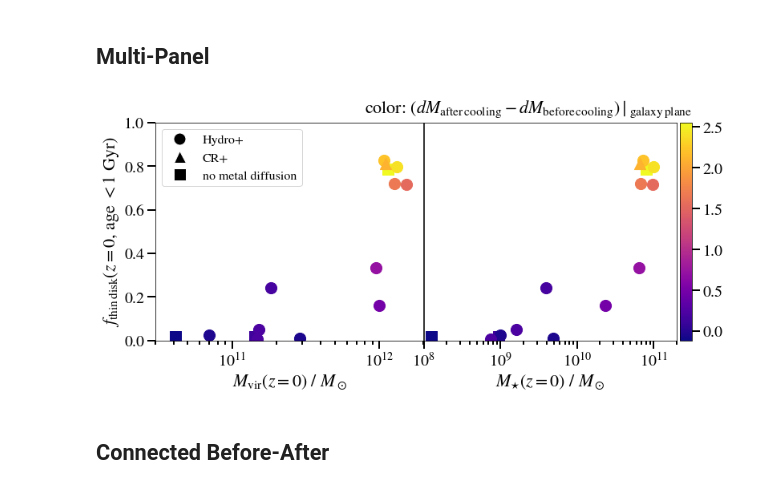
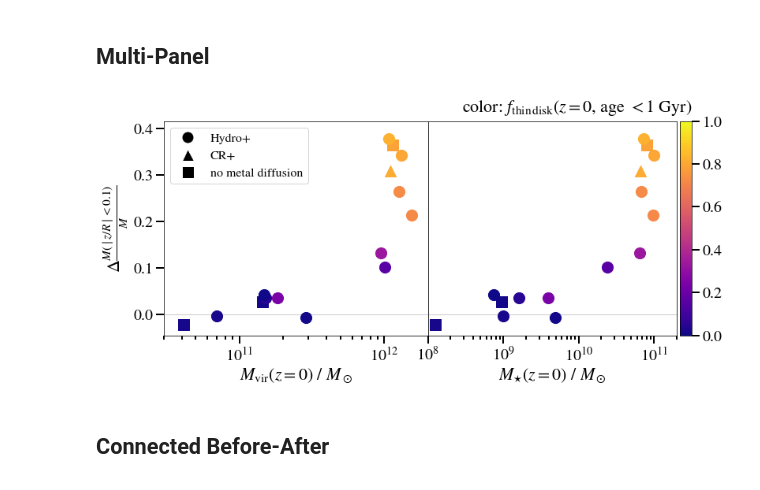
Before and after one commit to zhafen/Hot-Accretion-in-FIRE, a Jupyter notebook: analysis/prevalence.ipynb, the cells around one changed output. Saved outputs shown, nothing was run; the diff lists cells and outputs as text; code cells hidden in the pictures.

```diff
--- a/analysis/prevalence.ipynb
+++ b/analysis/prevalence.ipynb
@@ -232,7 +244,20 @@ custom_annot_args = {
         'm11e_md': None,
         'm11i_md': None,
         'm11q_md': None,
-    }
+    },
+    ( 'thin_disk_frac_recent', 'delta_disk_frac' ): {
+        'm12i': {
+            'ha': 'right',
+            'va': 'bottom',
+            'xytext': ( -3, 3 ),
+        },
+        'm11a': None,
+        'm11c': None,
+        'm11d_md': None,
+        'm11e_md': None,
+        'm11i_md': None,
+        'm11q_md': None,
+    },
 }
 # %%
 markers = {
@@ -257,13 +282,10 @@ combinations = itertools.combinations( value_keys, 3 )
 combinations = [
     ( 'delta_pdfcosphi', 'thin_disk_frac_recent', 'mvir' ),
     ( 'thin_disk_frac_recent', 'delta_pdfcosphi', 'mvir' ),
-    ( 'delta_abs_med_cosphi', 'thin_disk_frac_recent', 'mvir' ),
+    ( 'delta_disk_frac', 'thin_disk_frac_recent', 'mvir' ),
+    ( 'thin_disk_frac_recent', 'delta_disk_frac', 'mvir' ),
     ( 'quiet_frac_strict', 'thin_disk_frac_recent', 'mvir' ),
     ( 'quiet_frac_strict', 'delta_pdfcosphi', 'mvir' ),
-    ( 'mvir', 'delta_pdfcosphi', 'thin_disk_frac_recent', ),
-#     ( 'mstar', 'delta_pdfcosphi', 'thin_disk_frac_recent', ),
-    ( 'mvir', 'thin_disk_frac_recent', 'delta_pdfcosphi', ),
-    ( 'mstar', 'thin_disk_frac_recent', 'delta_pdfcosphi', ),
 ]
 # %%
 custom_lims = {
@@ -274,7 +296,7 @@ custom_lims = {
 # %%
 cmap = palettable.matplotlib.Viridis_20.mpl_colormap
 # %%
-def get_lim( vs, is_log, v_key, scale_upper=1. ):
+def get_lim( vs, is_log, v_key, scale_upper=1., scale_lower=1. ):
 
     if v_key in custom_lims:
         return custom_lims[v_key]
@@ -287,6 +309,7 @@ def get_lim( vs, is_log, v_key, scale_upper=1. ):
         min_v = min( 0, min_v )
 
     max_v = np.nanmax( vs.array() ) * scale_upper
+    min_v *= scale_lower
 
     return min_v, max_v
 # %%
@@ -457,8 +504,8 @@ File saved at /home1/03057/zhafen/papers/Hot-Accretion-in-FIRE/figures/prevalenc
 ## Multi-Panel
 # %%
 multipanel_combinations = [
-    ( 'mvir', 'thin_disk_frac_recent', 'delta_pdfcosphi', ),
-    ( 'mstar', 'thin_disk_frac_recent', 'delta_pdfcosphi', ),
+    ( 'mvir', 'delta_disk_frac', 'thin_disk_frac_recent', ),
+    ( 'mstar', 'delta_disk_frac', 'thin_disk_frac_recent', ),
 ]
 # %%
 cmap = palettable.matplotlib.Plasma_20.mpl_colormap
@@ -483,8 +530,8 @@ for i, (x_key, y_key, z_key) in enumerate( multipanel_combinations ):
     y_log = y_key in logscale
     z_log = z_key in logscale
 
-    x_lims = get_lim( xs, x_log, x_key, 1.2 )
-    y_lims = get_lim( ys, y_log, y_key, 1.1 )
+    x_lims = get_lim( xs, x_log, x_key, 1.2, )
+    y_lims = get_lim( ys, y_log, y_key, 1.1, 2 )
     z_lims = get_lim( zs, z_log, z_key, )
 
     for key in cp.variations :
@@ -498,6 +545,7 @@ for i, (x_key, y_key, z_key) in enumerate( multipanel_combinations ):
 
         if np.isnan( x ) or np.isnan( y ) or np.isnan( z ):
             continue
+
         elif not key in cp.variations:
             continue
 
@@ -563,6 +611,15 @@ for i, (x_key, y_key, z_key) in enumerate( multipanel_combinations ):
     if ax.is_first_col():
         ax.set_ylabel( labels[y_key], fontsize=22 )
 
+    # Zero line
+    if y_key == 'delta_disk_frac':
+        ax.axhline(
+            0,
+            color = '.8',
+            linewidth = 1,
+            zorder = -100,
+        )
+
     if x_log:
         ax.set_xscale( 'log' )
     if y_log:
@@ -595,35 +652,35 @@ for i, (x_key, y_key, z_key) in enumerate( multipanel_combinations ):
         )
 
     if ax.is_last_col():
         # Colorbar
         if not z_log:
             norm_class = mpl.colors.Normalize
         else:
             norm_class = mpl.colors.LogNorm
         norm = norm_class(vmin=z_lims[0], vmax=z_lims[1])
         divider = make_axes_locatable( ax )
         cax = divider.append_axes( "right", pad=0.05, size='5%' )
         cbar = mpl.colorbar.ColorbarBase( cax, cmap=cmap, norm=norm, )
 
         # Colorbar label
         cax.annotate(
-            s = 'color: '+ labels[z_key],
+            text = 'color: '+ labels[z_key],
             xy = (1,1),
             xytext = ( 0, 5 ),
             xycoords = 'axes fraction',
             textcoords = 'offset points',
             fontsize = 22,
             ha = 'right',
             va = 'bottom',
         )
 
 # plotting.save_fig(
 #     out_dir = os.path.join( pm['figure_dir'], 'prevalence' ),
 #     save_file = '{}.{}.{}.pdf'.format( x_key, y_key, z_key ),
 #     fig = fig,
 # )
 # %% [output]
-[figure, old version]
+[figure, new version]
 # %% [markdown]
 ## Connected Before-After
 # %%
```
Also changed, not shown: parts of 13 cells of this notebook.
